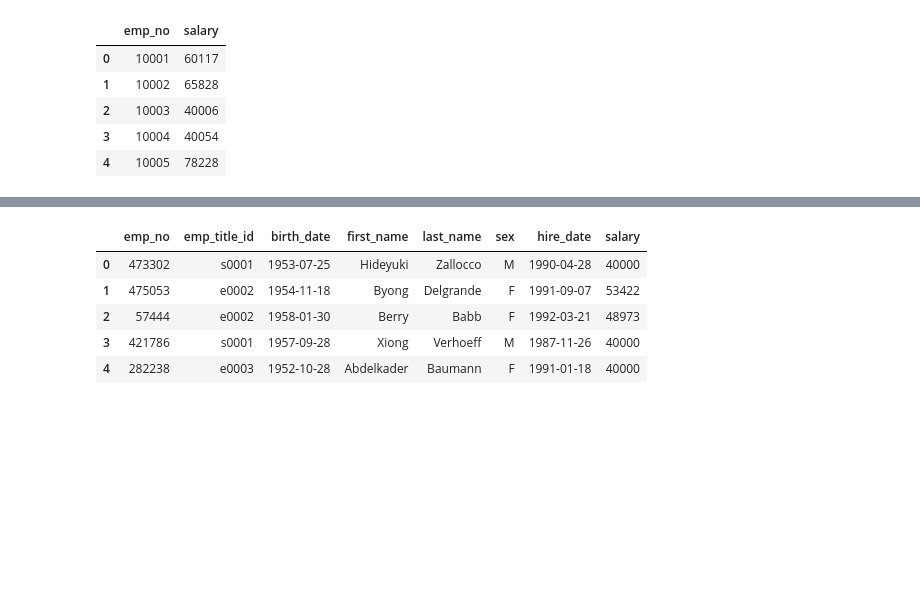
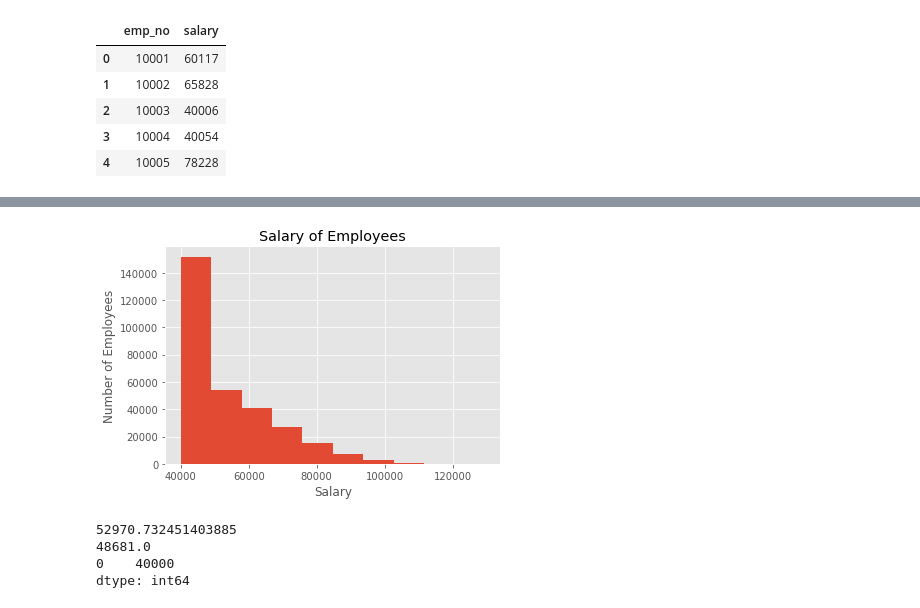
Before and after one commit to Terra999/sql-challenge, a Jupyter notebook: sql_bonus_work.ipynb, the cells around one changed output, grey strips where cells are left out. Cells and saved outputs as stored; diff of their text form; code cells hidden in the pictures; blank space fills up the shorter version.

```diff
--- a/sql_bonus_work.ipynb
+++ b/sql_bonus_work.ipynb
@@ -39,9 +51,17 @@ combined_data = pd.merge(sql_employee_data, sql_salary_data, on="emp_no", how="i
-# %%
-combined_data.head()
-# %% [output]
-|  | emp_no | emp_title_id | birth_date | first_name | last_name | sex | hire_date | salary |
-| 0 | 473302 | s0001 | 1953-07-25 | Hideyuki | Zallocco | M | 1990-04-28 | 40000 |
-| 1 | 475053 | e0002 | 1954-11-18 | Byong | Delgrande | F | 1991-09-07 | 53422 |
-| 2 | 57444 | e0002 | 1958-01-30 | Berry | Babb | F | 1992-03-21 | 48973 |
-| 3 | 421786 | s0001 | 1957-09-28 | Xiong | Verhoeff | M | 1987-11-26 | 40000 |
-| 4 | 282238 | e0003 | 1952-10-28 | Abdelkader | Baumann | F | 1991-01-18 | 40000 |
+# %%
+plt.style.use('ggplot')
+plt.hist(combined_data['salary'])
+plt.xlabel('Salary')
+plt.ylabel('Number of Employees')
+plt.title('Salary of Employees')
+
+plt.show()
+print(combined_data['salary'].mean())
+print(combined_data['salary'].median())
+print(combined_data['salary'].mode())
+# %% [output]
+[figure, added]
+52970.732451403885
+48681.0
+0    40000
+dtype: int64
```
Also changed, not shown: parts of 8 cells of this notebook.
